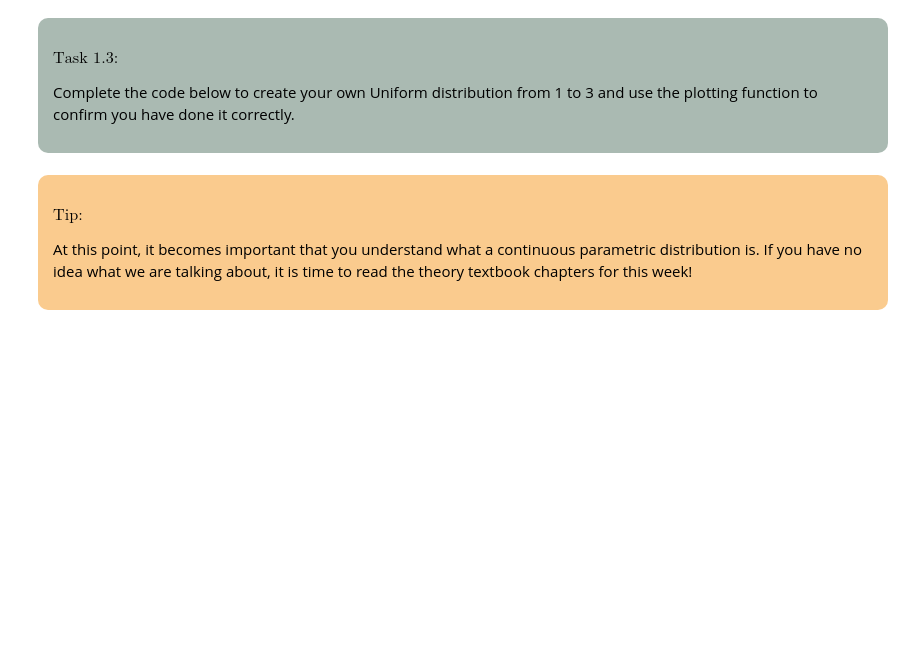
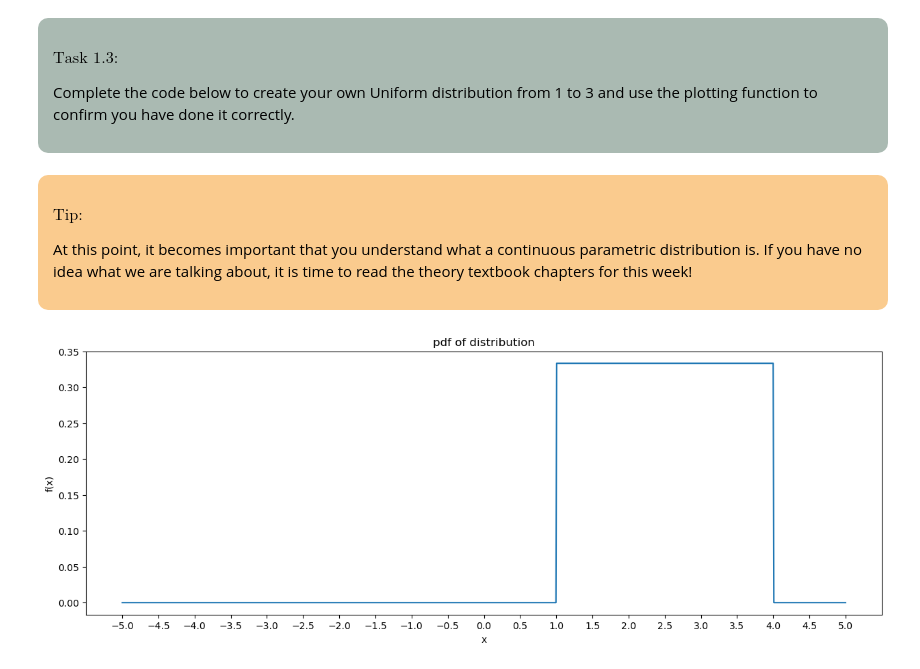
Before and after one commit to MUDE-2025/PA1.7, a Jupyter notebook: PA_1_7_Classy_Distributions.ipynb, the cells around one changed output. Saved outputs shown, nothing was run; the diff lists cells and outputs as text; code cells hidden in the pictures; blank space fills up the shorter version.

```diff
--- a/PA_1_7_Classy_Distributions.ipynb
+++ b/PA_1_7_Classy_Distributions.ipynb
@@ -158,3 +158,8 @@ At this point, it becomes important that you understand what a continuous parame
 # %%
 distribution = scipy.stats.uniform(# YOUR_CODE_HERE)
 x_axis, y_axis = plot_distribution(distribution)
+# %%
+distribution = scipy.stats.uniform(loc = 1, scale = 3)
+x_axis, y_axis = plot_distribution(distribution)
+# %% [output]
+[figure, added]
```
Also changed, not shown: parts of 2 cells of this notebook.
